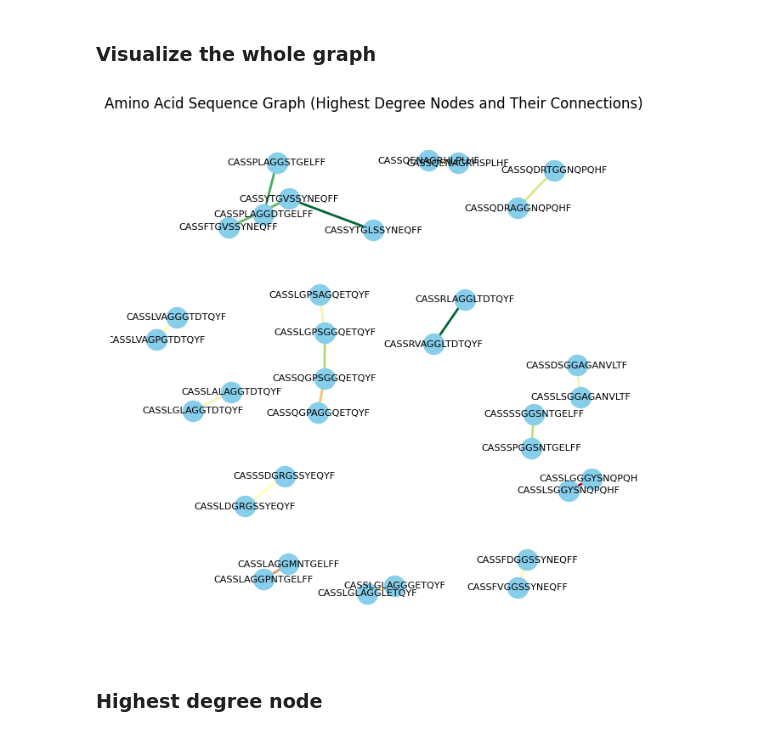
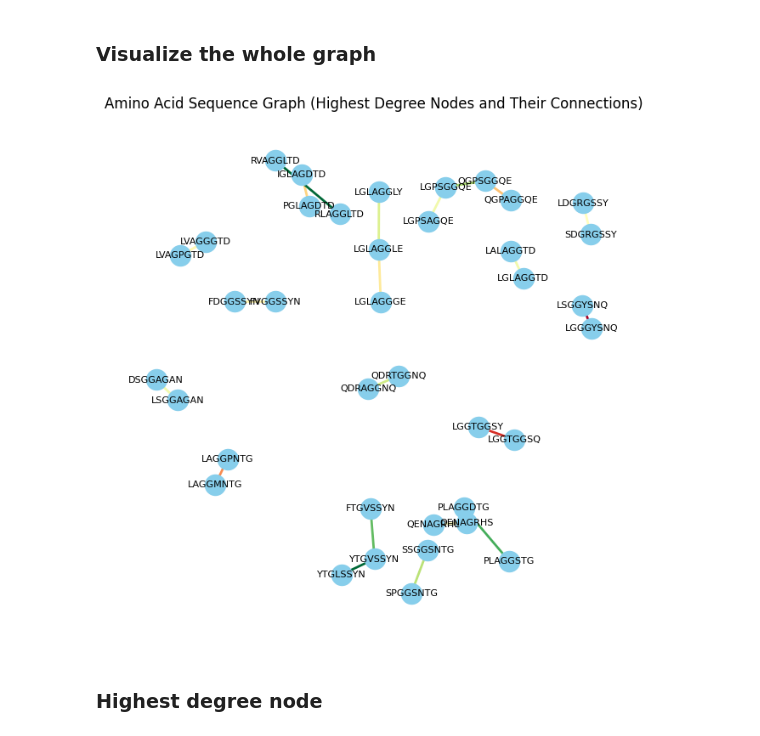
Before and after one commit to chenbis/sol_lab, a Jupyter notebook: pycode/neighbors hash.ipynb, the cells around one changed output. Cells and saved outputs as stored; diff of their text form; code cells hidden in the pictures.

```diff
--- a/pycode/neighbors hash.ipynb
+++ b/pycode/neighbors hash.ipynb
@@ -21,14 +25,8 @@ def hash_sequences(mutations_lst, hash_method):
 # %%
-def hash_atchley_sha_int(sequence):
-
-    hash_input = ''
-    for aa in sequence:
-        hash_input += ''.join(map(str, atchley_features.get(aa)))
+def hash_atchley_sha_int(sequence, atchley_features):
+    hash_input = ''.join(''.join(map(str, atchley_features.get(aa))) for aa in sequence)
     hash_object = hashlib.md5(hash_input.encode())
-    hash_digest = hash_object.digest()
-
-    # Convert the hexadecimal digest to a decimal number
-    hash_number = int.from_bytes(hash_digest, byteorder='big')
+    hash_number = int.from_bytes(hash_object.digest(), byteorder='big')
     return hash_number
 # %%
 def generate_mutations(sequence, max_mutations):
@@ -71,6 +69,8 @@ mutations_df = pd.DataFrame(columns=['mutation','mutation_hash' 'original'])
 sequences_df = pd.read_csv(sequences_csv)
 sequences_set = set(sequences_df[sequences_header].unique())
 # sequences_hashed = hash_sequences(sequences_set, hash_atchley_sha_int,sequence_map)
+# %%
+sequences_set = truncate_sequences(sequences_set, 4, 4)
 # %%
 max_mutations = 1
 
@@ -144,18 +142,18 @@ def get_edges_colors(G):
 ### Visualize the whole graph
 # %%
 
-# edge_colors = get_edges_colors(G)
-# plt.figure(figsize=(8, 8))
-# pos = nx.spring_layout(G, k=0.3, iterations=20)
-# nx.draw_networkx_nodes(G, pos, node_size=300, node_color='skyblue')
-# nx.draw_networkx_edges(G, pos, edge_color=edge_colors, width=2)
-# nx.draw_networkx_labels(G, pos, font_size=8)
-# plt.title('Amino Acid Sequence Graph (Highest Degree Nodes and Their Connections)')
-# plt.axis('off')  # Turn off axis
-# plt.savefig('sequence_graph_highest_degree_with_connections.png')
-# plt.show()
+edge_colors = get_edges_colors(G)
+plt.figure(figsize=(8, 8))
+pos = nx.spring_layout(G, k=0.3, iterations=20)
+nx.draw_networkx_nodes(G, pos, node_size=300, node_color='skyblue')
+nx.draw_networkx_edges(G, pos, edge_color=edge_colors, width=2)
+nx.draw_networkx_labels(G, pos, font_size=8)
+plt.title('Amino Acid Sequence Graph (Highest Degree Nodes and Their Connections)')
+plt.axis('off')  # Turn off axis
+plt.savefig('trunc seq whole graph.png')
+plt.show()
 # %% [output]
-[figure, old version]
+[figure, new version]
 # %% [markdown]
 ### Highest degree node
 # %%
```
Also changed, not shown: parts of 5 cells of this notebook, 3 other files.
